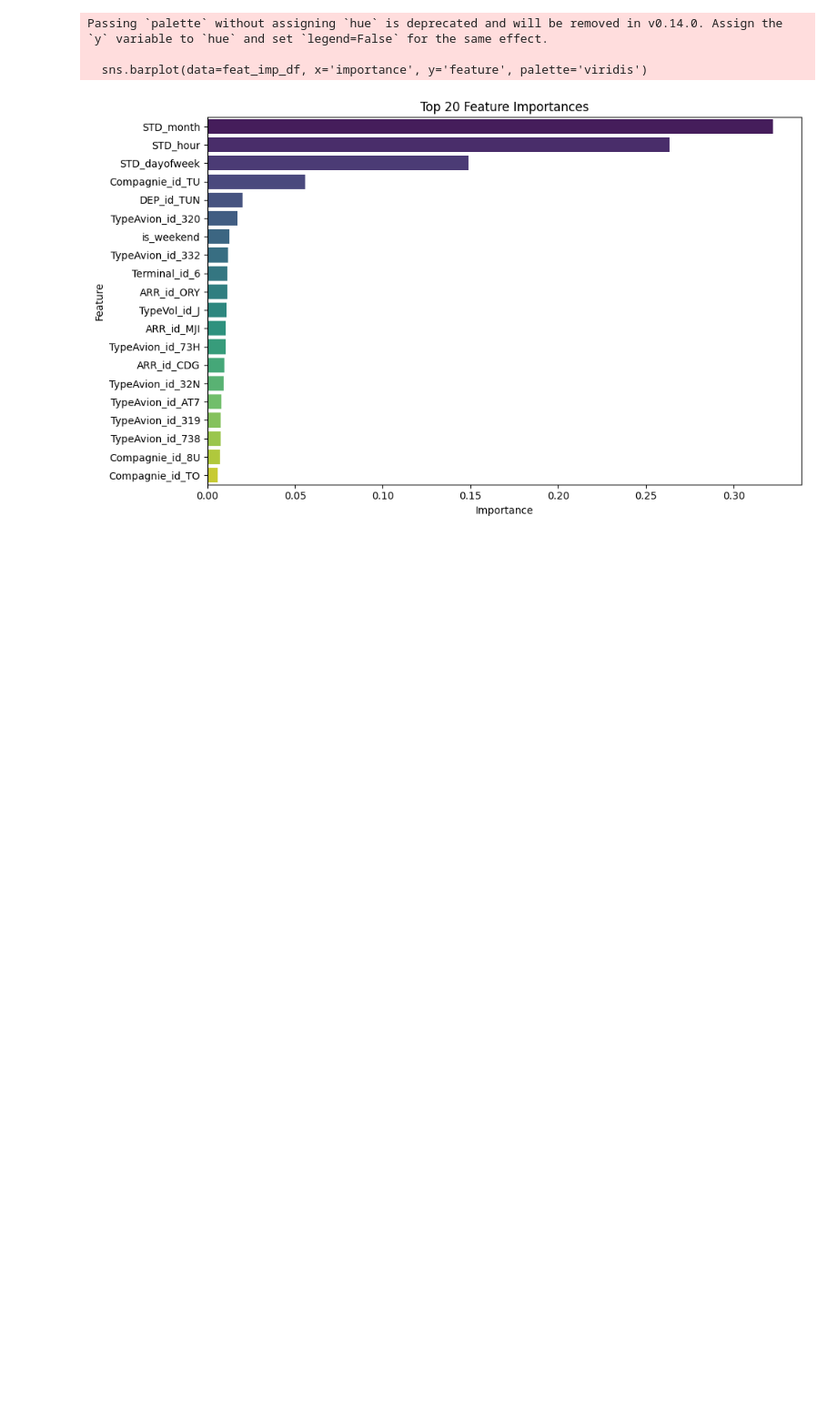
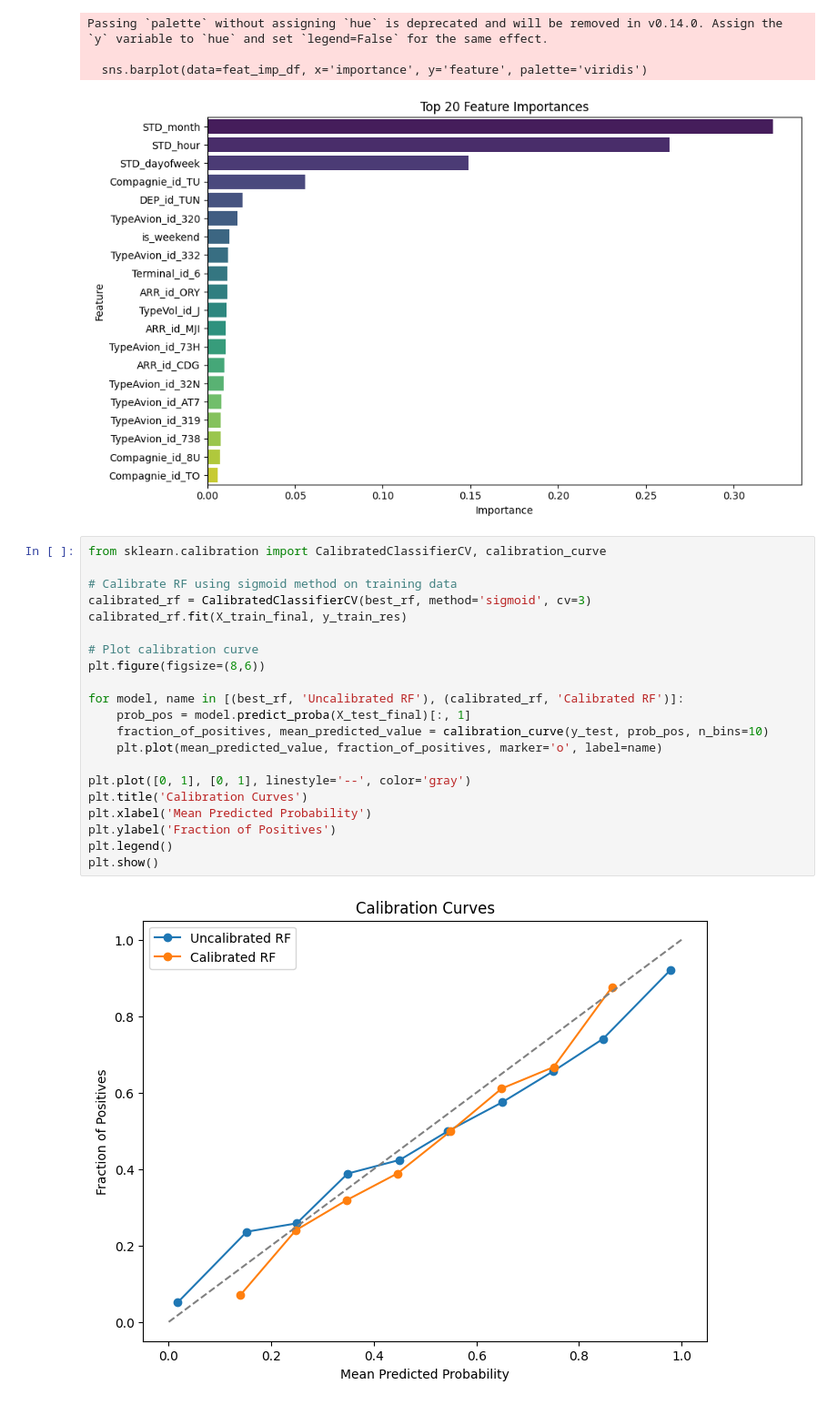
Before and after one commit to ZahraZellazi/DelayPrediction, a Jupyter notebook: DelayPrediction.ipynb, the cells around one changed output. Shown: that part at 91% size. Cells and saved outputs as stored; diff of their text form; blank space fills up the shorter version.

Commit message:
calibration & Error Analysis

```diff
--- a/DelayPrediction.ipynb
+++ b/DelayPrediction.ipynb
@@ -492,3 +492,26 @@ Passing `palette` without assigning `hue` is deprecated and will be removed in v
 
   sns.barplot(data=feat_imp_df, x='importance', y='feature', palette='viridis')
 [figure]
+# %%
+from sklearn.calibration import CalibratedClassifierCV, calibration_curve
+
+# Calibrate RF using sigmoid method on training data
+calibrated_rf = CalibratedClassifierCV(best_rf, method='sigmoid', cv=3)
+calibrated_rf.fit(X_train_final, y_train_res)
+
+# Plot calibration curve
+plt.figure(figsize=(8,6))
+
+for model, name in [(best_rf, 'Uncalibrated RF'), (calibrated_rf, 'Calibrated RF')]:
+    prob_pos = model.predict_proba(X_test_final)[:, 1]
+    fraction_of_positives, mean_predicted_value = calibration_curve(y_test, prob_pos, n_bins=10)
+    plt.plot(mean_predicted_value, fraction_of_positives, marker='o', label=name)
+
+plt.plot([0, 1], [0, 1], linestyle='--', color='gray')
+plt.title('Calibration Curves')
+plt.xlabel('Mean Predicted Probability')
+plt.ylabel('Fraction of Positives')
+plt.legend()
+plt.show()
+# %% [output]
+[figure, added]
```
Also changed, not shown: parts of 1 cell of this notebook.
